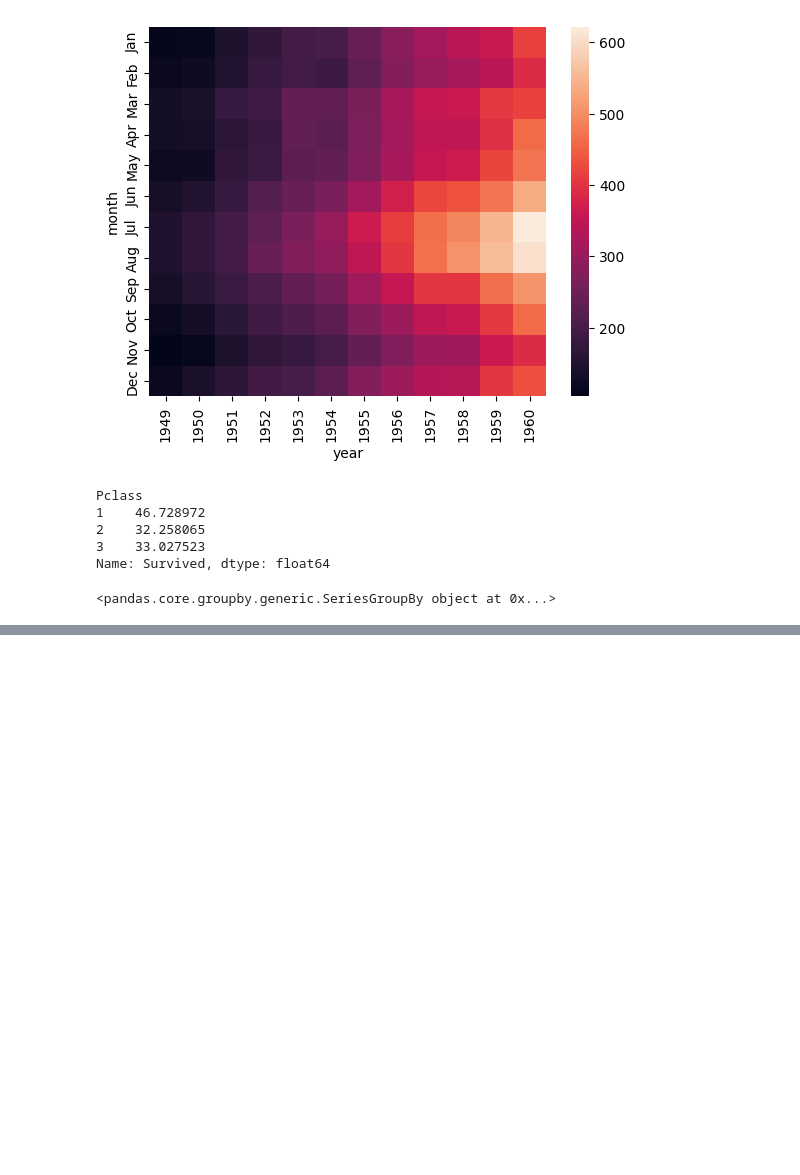
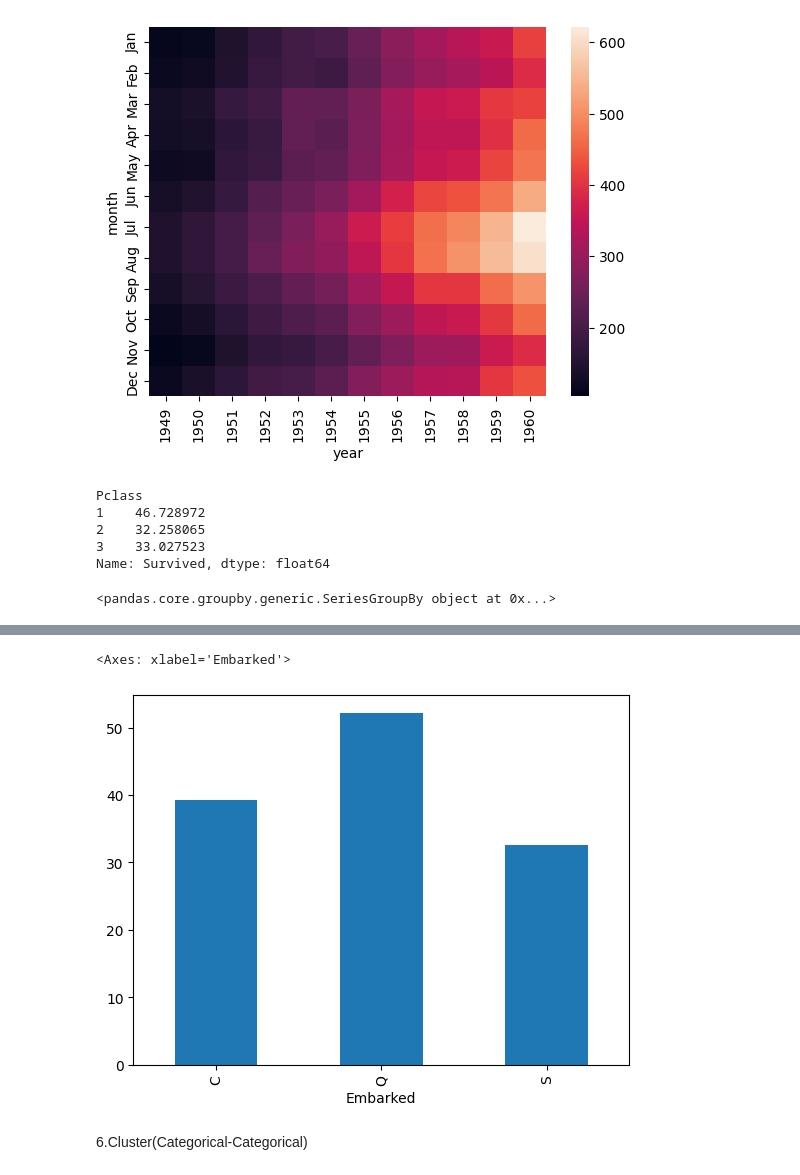
Before and after one commit to Khadijakhalil1/Python, a Jupyter notebook: Ai Task Session/Week6/bivarient/bivarient(Day2).ipynb, the cells around one changed output, grey strips where cells are left out. Saved outputs shown, nothing was run; the diff lists cells and outputs as text; code cells hidden in the pictures; blank space fills up the shorter version.

```diff
--- a/Ai Task Session/Week6/bivarient/bivarient(Day2).ipynb
+++ b/Ai Task Session/Week6/bivarient/bivarient(Day2).ipynb
@@ -169,0 +181,7 @@ titanic.groupby("Embarked")["Survived"]
+# %%
+(titanic.groupby("Embarked")["Survived"].mean()*100).plot(kind='bar')
+# %% [output]
+<Axes: xlabel='Embarked'>
+[figure, added]
+# %% [markdown]
+6.Cluster(Categorical-Categorical)
```
Also changed, not shown: parts of 13 cells of this notebook.
